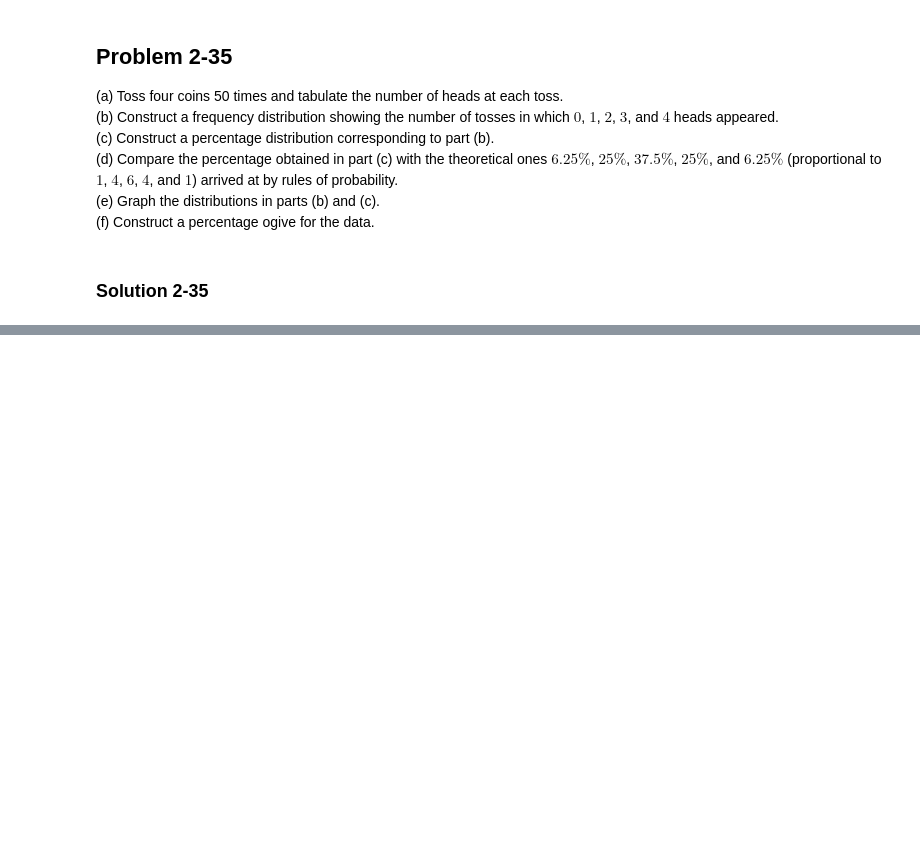
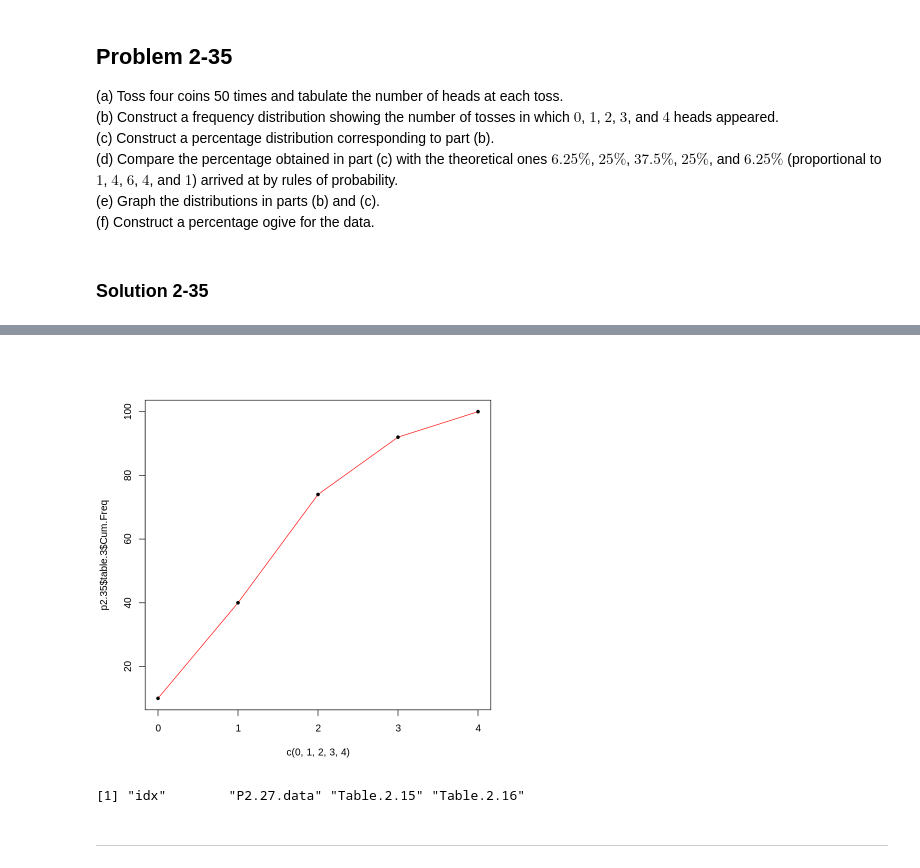
Before and after one commit to jbennett7/Statistics, a Jupyter notebook: 02 Chapter 2 Frequency Distributions/03 Supplementary Problems/Supplementary problems.ipynb, the cells around one changed output, grey strips where cells are left out. Saved outputs shown, nothing was run; the diff lists cells and outputs as text; code cells hidden in the pictures; blank space fills up the shorter version.

```diff
--- a/02 Chapter 2 Frequency Distributions/03 Supplementary Problems/Supplementary problems.ipynb
+++ b/02 Chapter 2 Frequency Distributions/03 Supplementary Problems/Supplementary problems.ipynb
@@ -937,4 +943,4 @@ ERROR: Error in xy.coords(x, y, xlabel, ylabel, log): 'x' and 'y' lengths differ
 # %%
-num.heads <- c('less than 1', 'less than 2', 'less than 3', 'less than 4', 'less than 5')
-Cum.Freq <- cumsum(Table.2.36$Pct.Freq)
-(Table.2.37 <- data.frame(num.heads, Cum.Freq))
+p2.35$Num.Heads <- c('less than 1', 'less than 2', 'less than 3', 'less than 4', 'less than 5')
+p2.35$Cum.Freq <- cumsum(p2.35$table.2$Pct.Freq)
+(p2.35$table.3 <- data.frame(Num.Heads=p2.35$Num.Heads, Cum.Freq=p2.35$Cum.Freq))
@@ -941,3 +956,11 @@ Cum.Freq <- cumsum(Table.2.36$Pct.Freq)
 # %%
-plot(c(0,1,2,3,4), Table.2.37$Cum.Freq, type='l', col='red')
-points(c(0,1,2,3,4), Table.2.37$Cum.Freq, pch=20)
+plot(c(0,1,2,3,4), p2.35$table.3$Cum.Freq, type='l', col='red')
+points(c(0,1,2,3,4), p2.35$table.3$Cum.Freq, pch=20)
+# %% [output]
+[figure, added]
+# %%
+rm(p2.35)
+# %% [output]
+[1] "idx"        "P2.27.data" "Table.2.15" "Table.2.16"
+# %% [markdown]
+---
```
Also changed, not shown: parts of 23 cells of this notebook, 10 other files.
